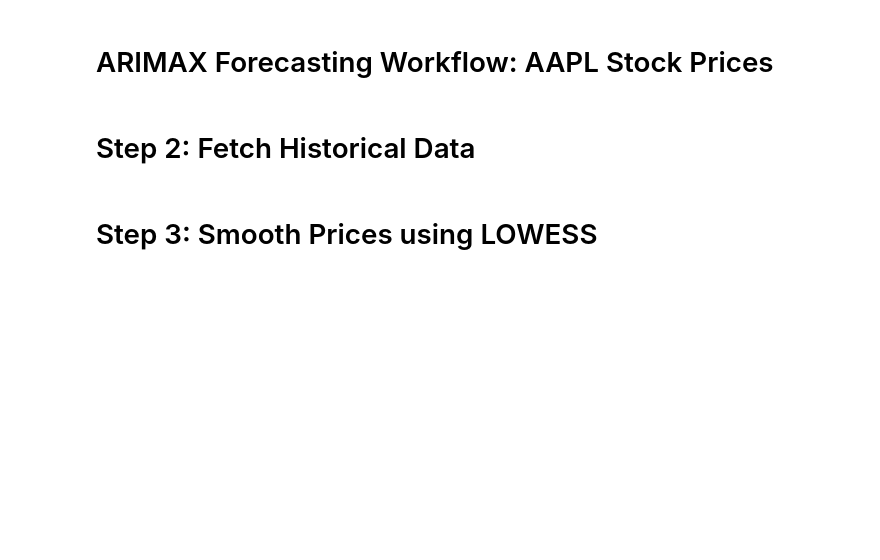
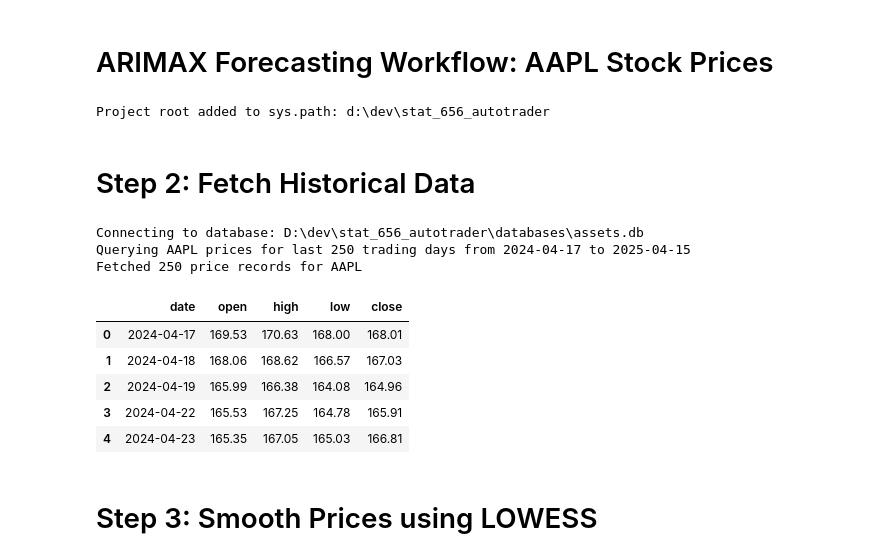
Before and after one commit to AaronNHorvitz/AutoTrader, a Jupyter notebook: Notebooks/007 Tutorial - Stock Price ARIMA Forecast.ipynb, the cells around one changed output. Cells and saved outputs as stored; diff of their text form; code cells hidden in the pictures; blank space fills up the shorter version.

```diff
--- a/Notebooks/007 Tutorial - Stock Price ARIMA Forecast.ipynb
+++ b/Notebooks/007 Tutorial - Stock Price ARIMA Forecast.ipynb
@@ -1,22 +1,48 @@
 # %% [markdown]
 # ARIMAX Forecasting Workflow: AAPL Stock Prices
 # %%
+# Import necessary libraries
 import pandas as pd
 import numpy as np
+import sys
+import os
+from pathlib import Path
 import matplotlib.pyplot as plt
 
+# Wearnings
+import warnings
+warnings.filterwarnings("ignore")
+
+# Define BASE_DIR and adjust sys.path before importing
+BASE_DIR = Path(os.getcwd()).parent  # Points to stat_656_autotrader/ from Notebooks/
+sys.path.append(str(BASE_DIR))
+print(f"Project root added to sys.path: {BASE_DIR}")
+
+# Importing custom modules
 from src.utils.db_utils import fetch_price_range
 from src.statistics import log_difference, smooth_lowess, check_stationarity
 from src.models.forecasting.arimax import select_best_arimax, forecast_arimax
 from src.statistics.changepoints import detect_level_shifts
+# %% [output]
+Project root added to sys.path: d:\dev\stat_656_autotrader
 # %% [markdown]
 # Step 2: Fetch Historical Data
 # %%
 ticker = 'AAPL'
 days_back = 250
 df = fetch_price_range(ticker, days_back)
 df = df.dropna().reset_index(drop=True)
-print(df.head())
+display(df.head())
+# %% [output]
+Connecting to database: D:\dev\stat_656_autotrader\databases\assets.db
+Querying AAPL prices for last 250 trading days from 2024-04-17 to 2025-04-15
+Fetched 250 price records for AAPL
+|  | date | open | high | low | close |
+| 0 | 2024-04-17 | 169.53 | 170.63 | 168.00 | 168.01 |
+| 1 | 2024-04-18 | 168.06 | 168.62 | 166.57 | 167.03 |
+| 2 | 2024-04-19 | 165.99 | 166.38 | 164.08 | 164.96 |
+| 3 | 2024-04-22 | 165.53 | 167.25 | 164.78 | 165.91 |
+| 4 | 2024-04-23 | 165.35 | 167.05 | 165.03 | 166.81 |
 # %% [markdown]
 # Step 3: Smooth Prices using LOWESS
 # %%
```
Also changed, not shown: parts of 9 cells of this notebook, 1 other file.
